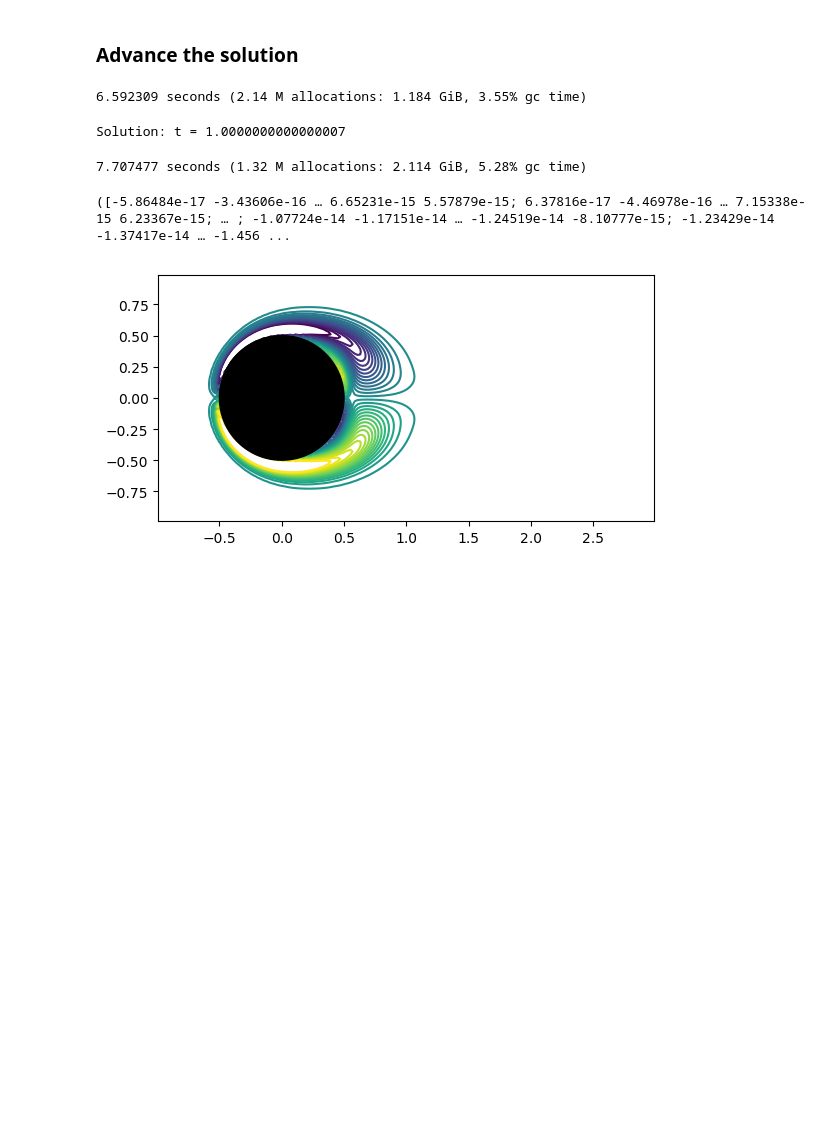
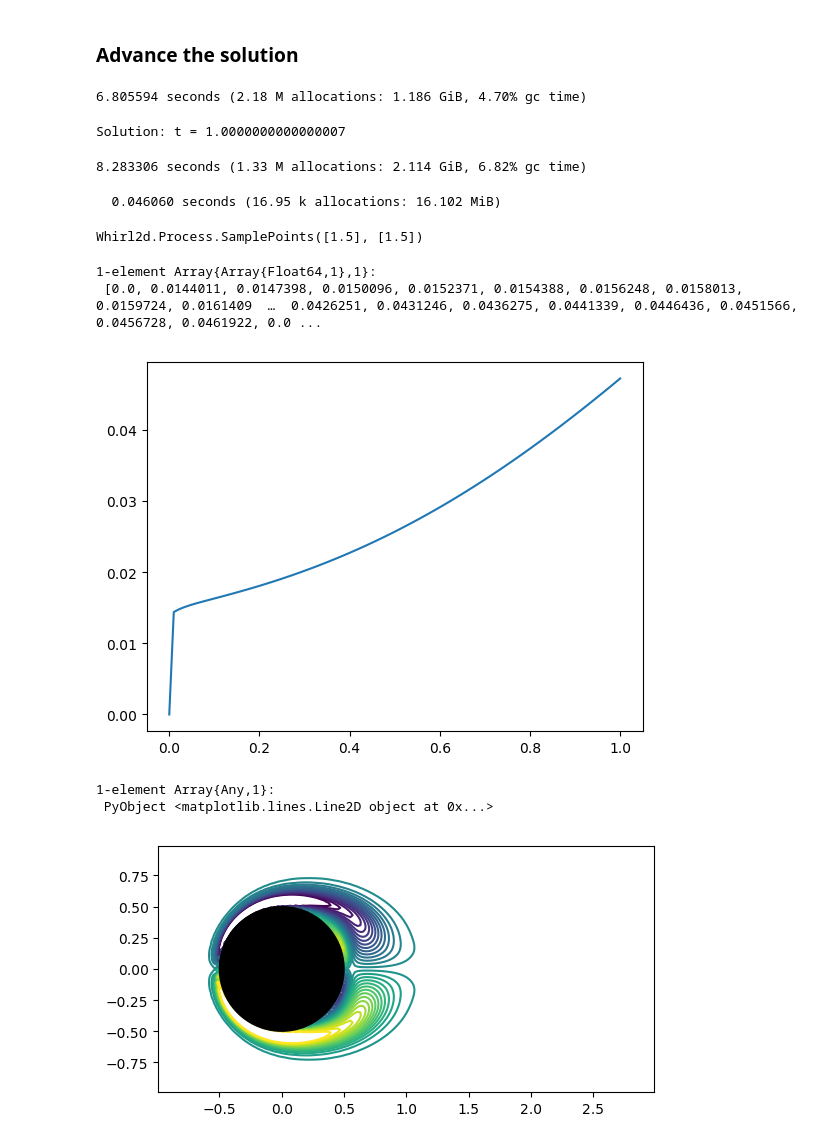
Before and after one commit to JuliaIBPM/ViscousFlow.jl, a Jupyter notebook: examples/Testing Navier-Stokes on a body.ipynb, the cells around one changed output. Cells and saved outputs as stored; diff of their text form; code cells hidden in the pictures; blank space fills up the shorter version.

Commit message:
New Field struct to hold Navier-Stokes fields for plotting and processing

```diff
--- a/examples/Testing Navier-Stokes on a body.ipynb
+++ b/examples/Testing Navier-Stokes on a body.ipynb
@@ -73,16 +75,38 @@ Solution: t = 0.0
 # %%
 @time for i = 1:100
     s = TimeMarching.ifherk!(s,tparams,ops)
+    push!(h,s)
 end
 s
 # %% [output]
-6.592309 seconds (2.14 M allocations: 1.184 GiB, 3.55% gc time)
+6.805594 seconds (2.18 M allocations: 1.186 GiB, 4.70% gc time)
 Solution: t = 1.0000000000000007
-7.707477 seconds (1.32 M allocations: 2.114 GiB, 5.28% gc time)
 # %%
-ω, ψ, ux, uy  = NavierStokes.evaluateFields(s.u,dom.grid,gops)
+@time f = NavierStokes.evaluateFields.(h,dom.grid,gops);
 # %% [output]
-([-5.86484e-17 -3.43606e-16 … 6.65231e-15 5.57879e-15; 6.37816e-17 -4.46978e-16 … 7.15338e-15 6.23367e-15; … ; -1.07724e-14 -1.17151e-14 … -1.24519e-14 -8.10777e-15; -1.23429e-14 -1.37417e-14 … -1.456 ...
+8.283306 seconds (1.33 M allocations: 2.114 GiB, 6.82% gc time)
+# %%
+t = [copy(f[i].t) for i = 1:length(f)];
+@time ux = [copy(f[i].ux) for i = 1:length(f)];
+# %% [output]
+  0.046060 seconds (16.95 k allocations: 16.102 MiB)
+# %%
+spts = Process.SamplePoint(1.5,1.5)
+# %% [output]
+Whirl2d.Process.SamplePoints([1.5], [1.5])
+# %%
+x = Grids.xfacex(dom.grid)
+y = Grids.yfacex(dom.grid)
+uxsamp = Process.sample(spts,ux,x,y)
+# %% [output]
+1-element Array{Array{Float64,1},1}:
+ [0.0, 0.0144011, 0.0147398, 0.0150096, 0.0152371, 0.0154388, 0.0156248, 0.0158013, 0.0159724, 0.0161409  …  0.0426251, 0.0431246, 0.0436275, 0.0441339, 0.0446436, 0.0451566, 0.0456728, 0.0461922, 0.0 ...
+# %%
+plot(t,uxsamp[1])
+# %% [output]
+[figure, added]
+1-element Array{Any,1}:
+ PyObject <matplotlib.lines.Line2D object at 0x...>
 # %%
 x = Grids.xcell(dom.grid)
 y = Grids.ycell(dom.grid)
```
Also changed, not shown: parts of 6 cells of this notebook, 4 other files.
